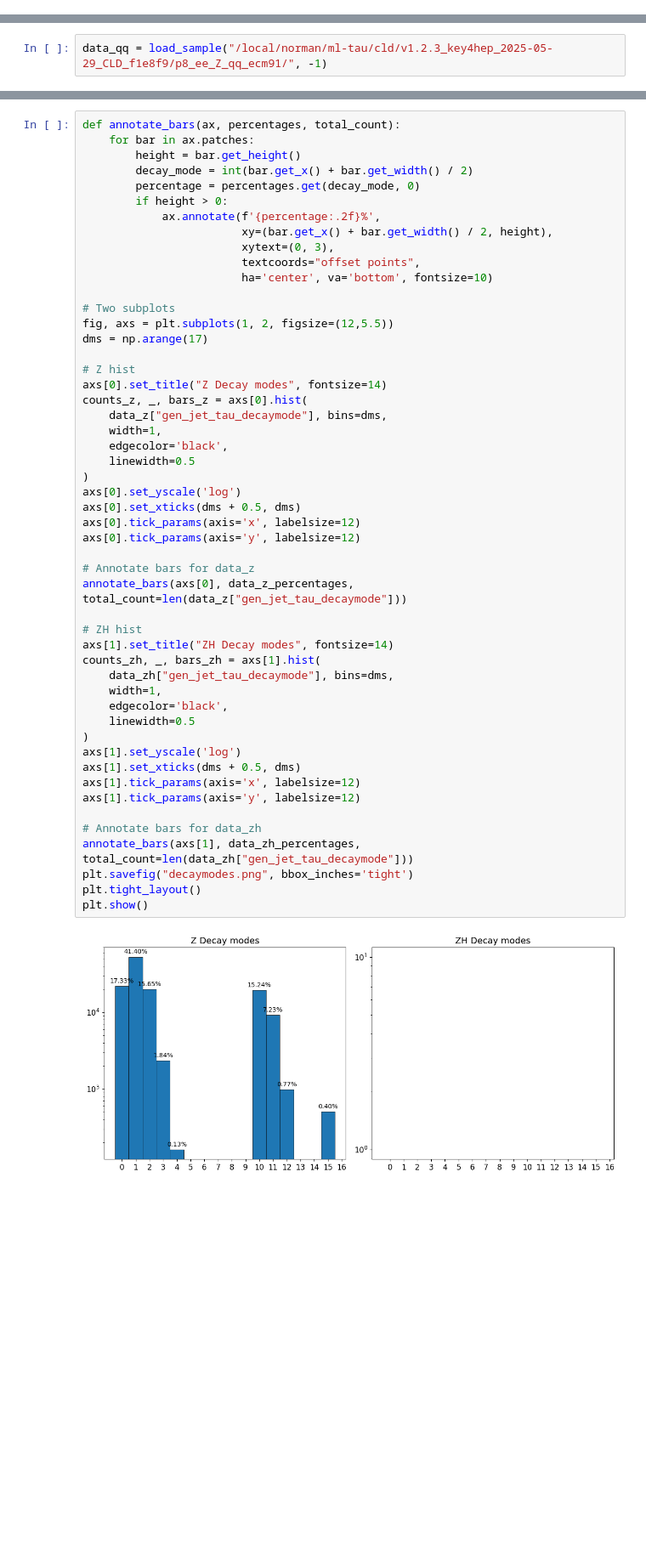
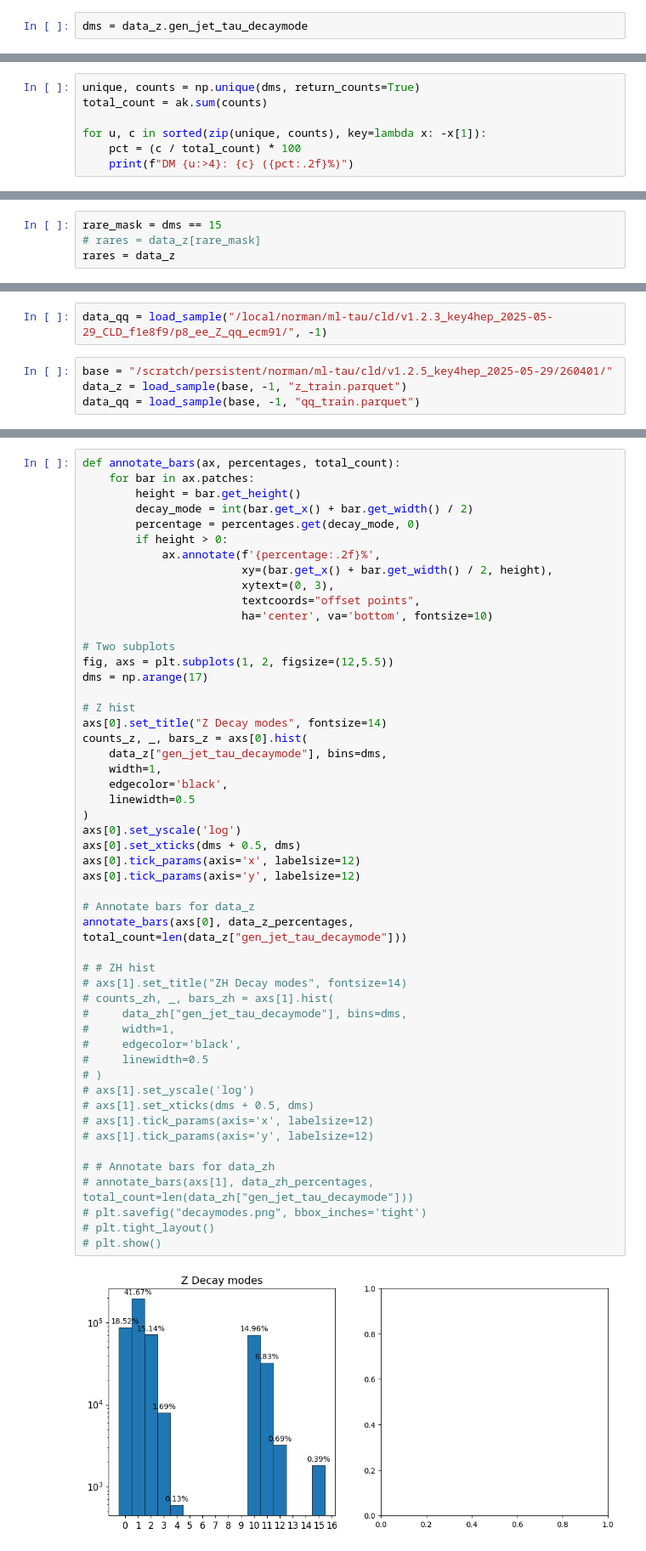
Before and after one commit to HEP-KBFI/ml-tau-en-reg, a Jupyter notebook: notebooks/CLD/systematic_plots.ipynb, the cells around one changed output, grey strips where cells are left out. Shown at 85% size. Saved outputs shown, nothing was run; the diff lists cells and outputs as text; blank space fills up the shorter version.

```diff
--- a/notebooks/CLD/systematic_plots.ipynb
+++ b/notebooks/CLD/systematic_plots.ipynb
@@ -59,0 +103,2 @@ def load_sample(path, max_files):
+# %%
+dms = data_z.gen_jet_tau_decaymode
@@ -59,0 +109,7 @@ def load_sample(path, max_files):
+# %%
+unique, counts = np.unique(dms, return_counts=True)
+total_count = ak.sum(counts)
+
+for u, c in sorted(zip(unique, counts), key=lambda x: -x[1]):
+    pct = (c / total_count) * 100
+    print(f"DM {u:>4}: {c} ({pct:.2f}%)")
@@ -59,0 +179,4 @@ def load_sample(path, max_files):
+# %%
+rare_mask = dms == 15
+# rares = data_z[rare_mask]
+rares = data_z
@@ -64,4 +289,8 @@ data_z = load_sample("/local/norman/ml-tau/cld/v1.2.3_key4hep_2025-05-29_CLD_f1e
 data_zh = load_sample("/local/norman/ml-tau/cld/v1.2.3_key4hep_2025-05-29_CLD_f1e8f9/p8_ee_Z_qq_ecm91/", -1)
 # %%
 data_qq = load_sample("/local/norman/ml-tau/cld/v1.2.3_key4hep_2025-05-29_CLD_f1e8f9/p8_ee_Z_qq_ecm91/", -1)
+# %%
+base = "/scratch/persistent/norman/ml-tau/cld/v1.2.5_key4hep_2025-05-29/260401/"
+data_z = load_sample(base, -1, "z_train.parquet")
+data_qq = load_sample(base, -1, "qq_train.parquet")
 # %%
@@ -141,48 +363,48 @@ def annotate_bars(ax, percentages, total_count):
         percentage = percentages.get(decay_mode, 0)
         if height > 0:
             ax.annotate(f'{percentage:.2f}%',
                         xy=(bar.get_x() + bar.get_width() / 2, height),
                         xytext=(0, 3),
                         textcoords="offset points",
                         ha='center', va='bottom', fontsize=10)
 
 # Two subplots
 fig, axs = plt.subplots(1, 2, figsize=(12,5.5))
 dms = np.arange(17)
 
 # Z hist
 axs[0].set_title("Z Decay modes", fontsize=14)
 counts_z, _, bars_z = axs[0].hist(
     data_z["gen_jet_tau_decaymode"], bins=dms,
     width=1,
     edgecolor='black',
     linewidth=0.5
 )
 axs[0].set_yscale('log')
 axs[0].set_xticks(dms + 0.5, dms)
 axs[0].tick_params(axis='x', labelsize=12)
 axs[0].tick_params(axis='y', labelsize=12)
 
 # Annotate bars for data_z
 annotate_bars(axs[0], data_z_percentages, total_count=len(data_z["gen_jet_tau_decaymode"]))
 
-# ZH hist
-axs[1].set_title("ZH Decay modes", fontsize=14)
-counts_zh, _, bars_zh = axs[1].hist(
-    data_zh["gen_jet_tau_decaymode"], bins=dms,
-    width=1,
-    edgecolor='black',
-    linewidth=0.5
-)
-axs[1].set_yscale('log')
-axs[1].set_xticks(dms + 0.5, dms)
-axs[1].tick_params(axis='x', labelsize=12)
-axs[1].tick_params(axis='y', labelsize=12)
+# # ZH hist
+# axs[1].set_title("ZH Decay modes", fontsize=14)
+# counts_zh, _, bars_zh = axs[1].hist(
+#     data_zh["gen_jet_tau_decaymode"], bins=dms,
+#     width=1,
+#     edgecolor='black',
+#     linewidth=0.5
+# )
+# axs[1].set_yscale('log')
+# axs[1].set_xticks(dms + 0.5, dms)
+# axs[1].tick_params(axis='x', labelsize=12)
+# axs[1].tick_params(axis='y', labelsize=12)
 
-# Annotate bars for data_zh
-annotate_bars(axs[1], data_zh_percentages, total_count=len(data_zh["gen_jet_tau_decaymode"]))
-plt.savefig("decaymodes.png", bbox_inches='tight')
-plt.tight_layout()
-plt.show()
+# # Annotate bars for data_zh
+# annotate_bars(axs[1], data_zh_percentages, total_count=len(data_zh["gen_jet_tau_decaymode"]))
+# plt.savefig("decaymodes.png", bbox_inches='tight')
+# plt.tight_layout()
+# plt.show()
 # %% [output]
-[figure, old version]
+[figure, new version]
```
Also changed, not shown: parts of 32 cells of this notebook, 6 other files.
